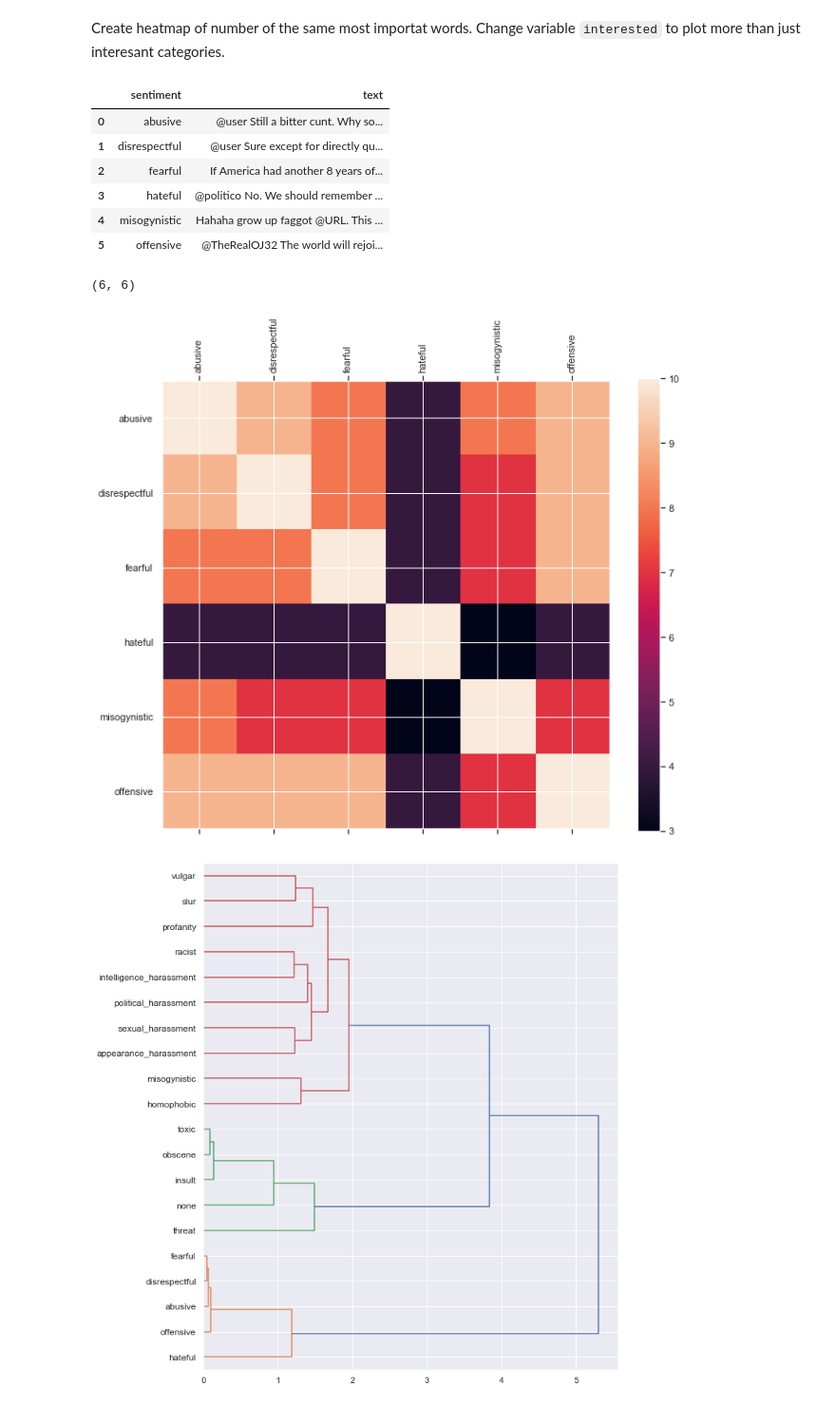
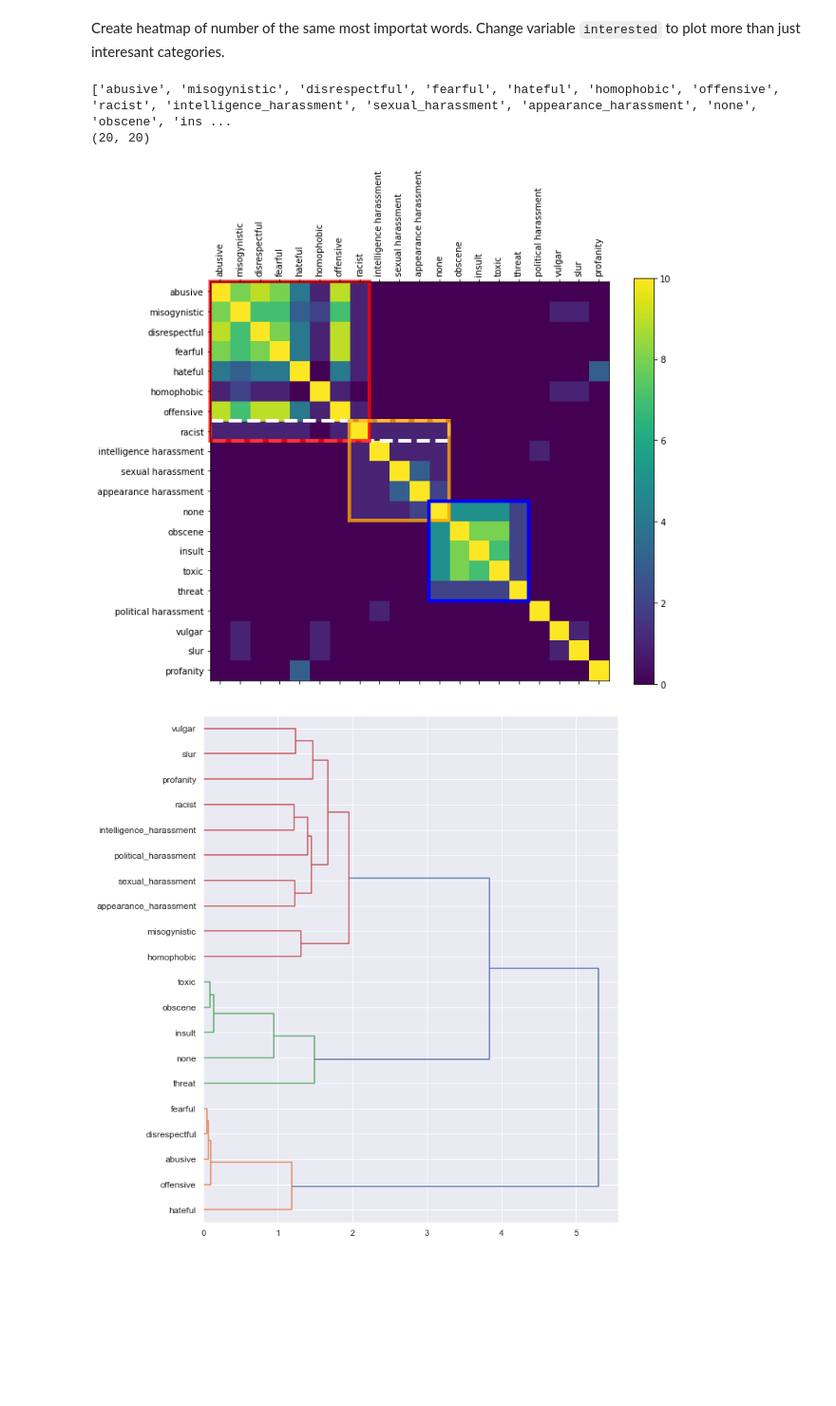
Before and after one commit to aljazerzen/data-science-nlp, a Jupyter notebook: baseline_tfidf.ipynb, the cells around one changed output. Shown at 95% size. Cells and saved outputs as stored; diff of their text form; code cells hidden in the pictures; blank space fills up the shorter version.

Commit message:
nicer heatmap

```diff
--- a/baseline_tfidf.ipynb
+++ b/baseline_tfidf.ipynb
@@ -12,7 +12,7 @@ from sklearn.feature_extraction.text import TfidfVectorizer
 import seaborn as sns
 from sklearn.discriminant_analysis import LinearDiscriminantAnalysis
 from sklearn.preprocessing import LabelEncoder
-sns.set() #comment for heatmap
+#sns.set() #comment for heatmap
 import demoji
 import emoji
 from sklearn.metrics.pairwise import cosine_similarity
@@ -213,49 +213,63 @@ Create heatmap of number of the same most importat words. Change variable `inter
 # %%
 importat_words,importat_words_index = selecet_top_k_words(10,feature_names,tfidf_matrix,corpus_join_sentiment.sentiment)
 word_matrix = tfidf_matrix[:, importat_words_index].T.todense()
-interested = ['abusive', "disrespectful", "fearful", "hateful", "misogynistic", "offensive"]#,'political_harassment','intelligence_harassment']
+interested = ['abusive', 'misogynistic', 'disrespectful', 'fearful', 'hateful', 'homophobic', 'offensive',  'racist', 'intelligence_harassment', 'sexual_harassment', 'appearance_harassment', 'none', 'obscene', 'insult','toxic', 'threat','political_harassment', 'vulgar', 'slur',  'profanity']#list(corpus_join_sentiment.sentiment)
+print(interested)
+#['abusive', "disrespectful", "fearful", "hateful", "misogynistic", "offensive"]#,'political_harassment','intelligence_harassment']
 df_interested = corpus_join_sentiment.loc[corpus_join_sentiment['sentiment'].isin( interested)]
 df_interested = df_interested.reset_index(drop=True)
 
-display(df_interested)
+#display(df_interested)
 skupnih_besed = {ss : {s:0 for s in df_interested.sentiment}  for ss in df_interested.sentiment}
 for s in df_interested.sentiment:
     for w,other_s in importat_words:
             if s in other_s:
                 for ss in other_s:
                     #if s != ss:
                     if ss in interested:
                         skupnih_besed[s][ss] = skupnih_besed[s][ss]+1
 
-sentiment_to_index = {s:i for i,s in enumerate( df_interested.sentiment)}
-mat = np.zeros((len(df_interested.sentiment),len(df_interested.sentiment)))
+sentiment_to_index = {s:i for i,s in enumerate( interested)}
+mat = np.zeros((len(interested),len(interested)))
 print(mat.shape)
 for k,v in skupnih_besed.items():
     for v1,c in v.items():
         mat[sentiment_to_index[k],sentiment_to_index[v1]] = c
 #import matplotlib as mpl
 #mpl.style.use('classic')
 #print(mpl.style)
 fig, ax = plt.subplots(figsize=(10, 10))
 im = ax.matshow(mat)
-tic = np.arange(len(df_interested.sentiment))
+tic = np.arange(len(interested))
 ax.set_xticks(tic)
 ax.set_yticks(tic)
-ax.set_xticklabels(labels=[s.replace('_', ' ') for s in df_interested.sentiment],rotation=90)
-ax.set_yticklabels(labels=[s.replace('_', ' ') for s in df_interested.sentiment])
+ax.set_xticklabels(labels=[s.replace('_', ' ') for s in interested],rotation=90)
+ax.set_yticklabels(labels=[s.replace('_', ' ') for s in interested])
+#ax.plot([-0.5,6.5,6.5,-0.5,-0.5],[-0.5,-0.5,6.5,6.5,-0.5],'red')
+#ax.plot([6.5,9.5,9.5,6.5,6.5],[6.5,6.5,9.5,9.5,6.5],'green')
+#ax.plot([8.5,12.5,12.5,8.5],[8.5,8.5],'orange')
+import matplotlib.patches as patches
+rect = patches.Rectangle((-0.5, -0.5), 8, 8, linewidth=4, edgecolor='red', facecolor='none',clip_on=False,alpha=0.8)
+
+rect2 = patches.Rectangle((6.5, 6.5), 5, 5, linewidth=4, edgecolor='orange', facecolor='none',alpha=0.8)
+rect3 = patches.Rectangle((10.5,10.5), 5, 5, linewidth=4, edgecolor='b', facecolor='none')
+
+rect4 = patches.Rectangle((-0.5,6.5), 12, 1,linewidth=4, ls='--', edgecolor='white', facecolor='none',clip_on=False)
+
+# Add the patch to the Axes
+
+ax.add_patch(rect4)
+ax.add_patch(rect)
+ax.add_patch(rect2)
+ax.add_patch(rect3)
+
 fig.colorbar(im,shrink=0.75)
 fig.tight_layout()
-#fig.savefig('heatmap_of_common_words.png')
+fig.savefig('heatmap_of_common_words.png')
 # %% [output]
-|  | sentiment | text |
-| 0 | abusive | @user Still a bitter cunt. Why so... |
-| 1 | disrespectful | @user Sure except for directly qu... |
-| 2 | fearful | If America had another 8 years of... |
-| 3 | hateful | @politico No. We should remember ... |
-| 4 | misogynistic | Hahaha grow up faggot @URL. This ... |
-| 5 | offensive | @TheRealOJ32 The world will rejoi... |
-(6, 6)
+['abusive', 'misogynistic', 'disrespectful', 'fearful', 'hateful', 'homophobic', 'offensive', 'racist', 'intelligence_harassment', 'sexual_harassment', 'appearance_harassment', 'none', 'obscene', 'ins ...
+(20, 20)
-[figure, old version]
+[figure, new version]
 # %%
 importat_words,importat_words_index = selecet_top_k_words(15,feature_names,tfidf_matrix,corpus_join_sentiment.sentiment)
 word_matrix = tfidf_matrix[:, importat_words_index].T.todense()
```
Also changed, not shown: parts of 2 cells of this notebook.
